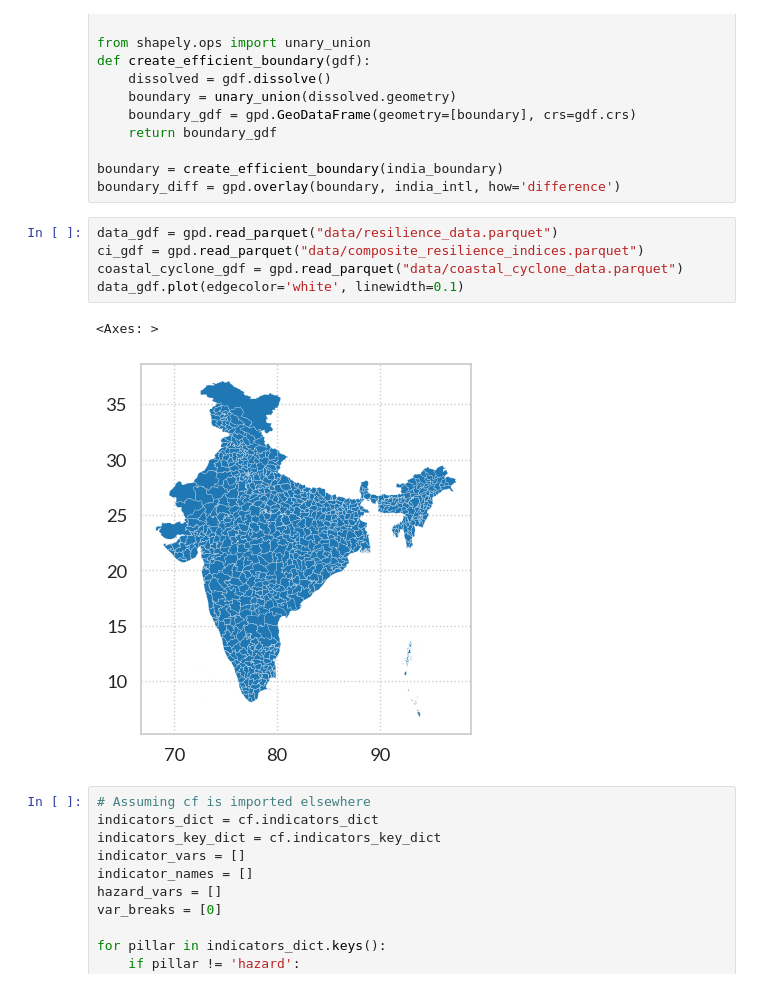
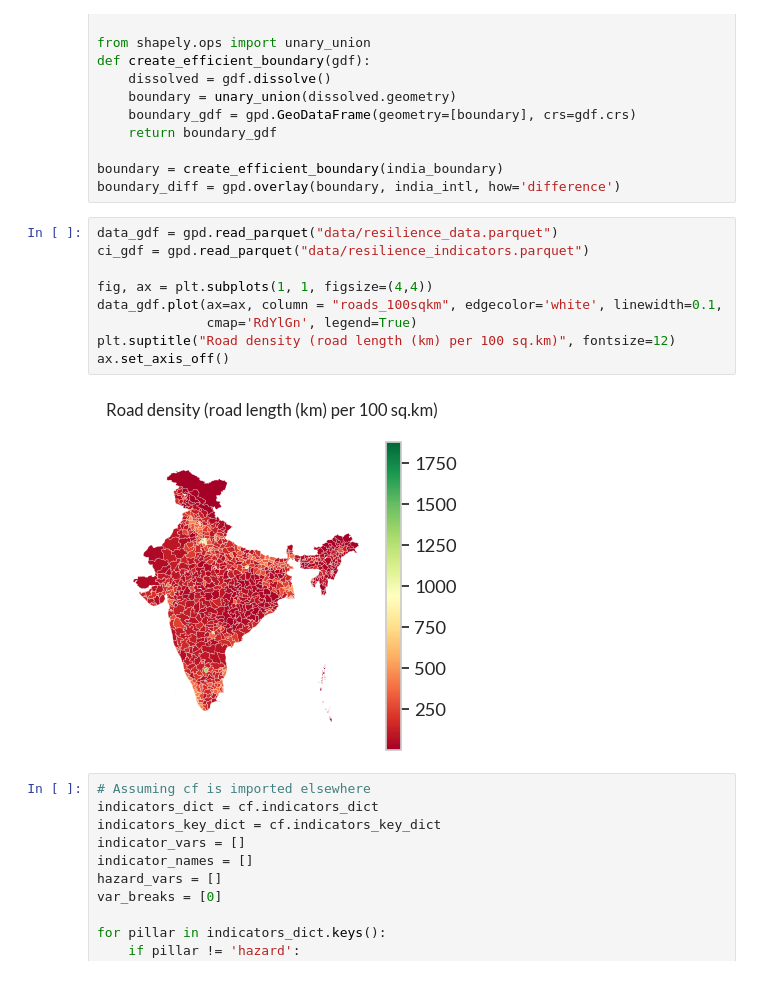
Before and after one commit to srijithbalakrishnan/india_resilience, a Jupyter notebook: india_resilience_analysis.ipynb, the cells around one changed output. Saved outputs shown, nothing was run; the diff lists cells and outputs as text.

```diff
--- a/india_resilience_analysis.ipynb
+++ b/india_resilience_analysis.ipynb
@@ -67,12 +67,15 @@ boundary = create_efficient_boundary(india_boundary)
 boundary_diff = gpd.overlay(boundary, india_intl, how='difference')
 # %%
 data_gdf = gpd.read_parquet("data/resilience_data.parquet")
-ci_gdf = gpd.read_parquet("data/composite_resilience_indices.parquet")
-coastal_cyclone_gdf = gpd.read_parquet("data/coastal_cyclone_data.parquet")
-data_gdf.plot(edgecolor='white', linewidth=0.1)
+ci_gdf = gpd.read_parquet("data/resilience_indicators.parquet")
+
+fig, ax = plt.subplots(1, 1, figsize=(4,4))
+data_gdf.plot(ax=ax, column = "roads_100sqkm", edgecolor='white', linewidth=0.1,
+              cmap='RdYlGn', legend=True)
+plt.suptitle("Road density (road length (km) per 100 sq.km)", fontsize=12)
+ax.set_axis_off()
 # %% [output]
-<Axes: >
-[figure, old version]
+[figure, new version]
 # %%
 # Assuming cf is imported elsewhere
 indicators_dict = cf.indicators_dict
```
Also changed, not shown: parts of 17 cells of this notebook, 17 other files.
